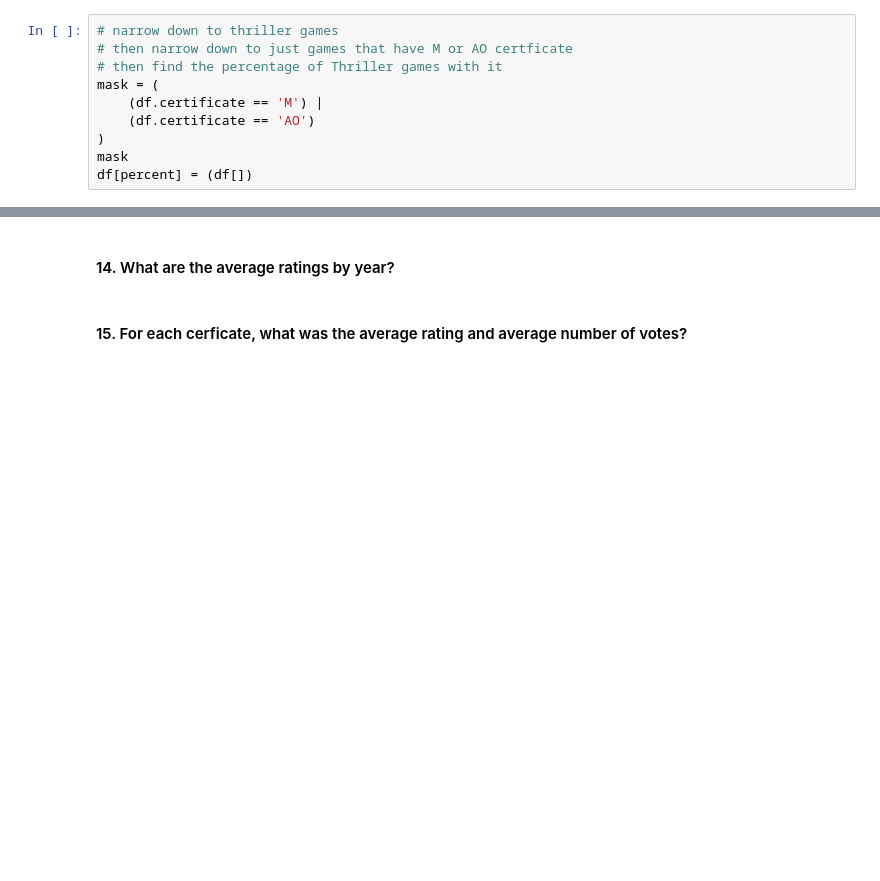
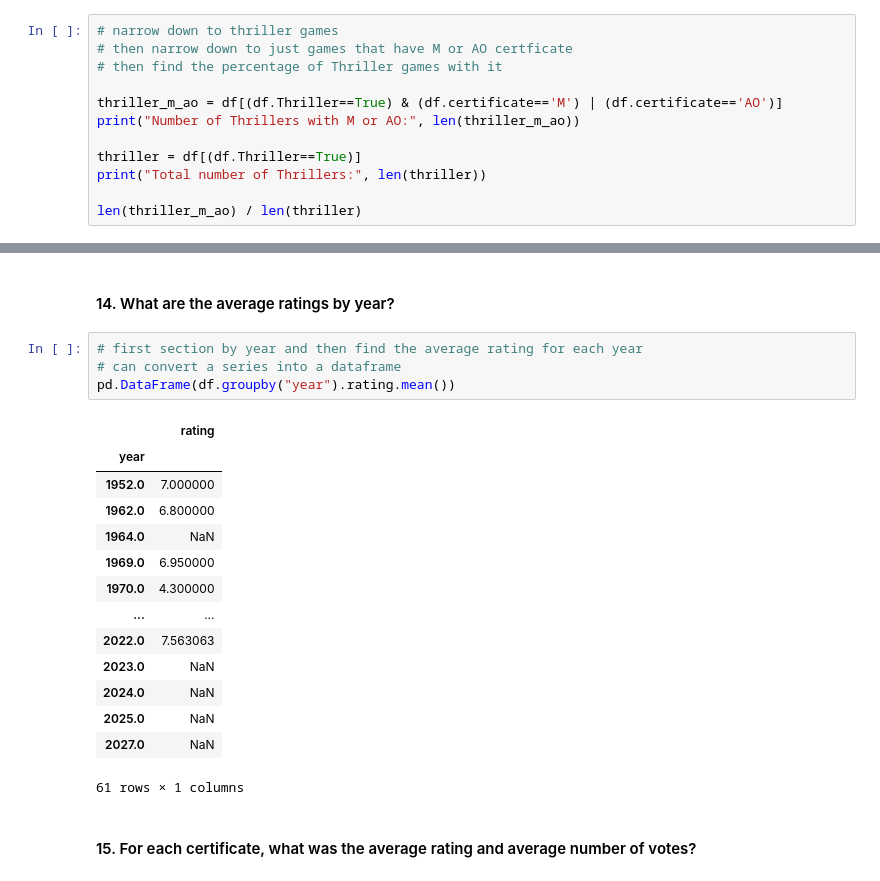
Before and after one commit to kayleeodom/cis277-fa22-Lab3, a Jupyter notebook: lab.ipynb, the cells around one changed output, grey strips where cells are left out. Drawn from its saved outputs; the diff is of its cells as text; blank space fills up the shorter version.

```diff
--- a/lab.ipynb
+++ b/lab.ipynb
@@ -168,10 +168,12 @@ Name: certificate, dtype: object
 # narrow down to thriller games
 # then narrow down to just games that have M or AO certficate
 # then find the percentage of Thriller games with it
-mask = (
-    (df.certificate == 'M') |
-    (df.certificate == 'AO')
-)
-mask
-df[percent] = (df[])
+
+thriller_m_ao = df[(df.Thriller==True) & (df.certificate=='M') | (df.certificate=='AO')]
+print("Number of Thrillers with M or AO:", len(thriller_m_ao))
+
+thriller = df[(df.Thriller==True)]
+print("Total number of Thrillers:", len(thriller))
+
+len(thriller_m_ao) / len(thriller)
 # %% [output]
@@ -334,4 +356,23 @@ games
 # %% [markdown]
 #### 14. What are the average ratings by year?
+# %%
+# first section by year and then find the average rating for each year
+# can convert a series into a dataframe
+pd.DataFrame(df.groupby("year").rating.mean())
+# %% [output]
+|  | rating |
+| year |  |
+| 1952.0 | 7.000000 |
+| 1962.0 | 6.800000 |
+| 1964.0 | NaN |
+| 1969.0 | 6.950000 |
+| 1970.0 | 4.300000 |
+| ... | ... |
+| 2022.0 | 7.563063 |
+| 2023.0 | NaN |
+| 2024.0 | NaN |
+| 2025.0 | NaN |
+| 2027.0 | NaN |
+61 rows × 1 columns
 # %% [markdown]
-#### 15. For each cerficate, what was the average rating and average number of votes?
+#### 15. For each certificate, what was the average rating and average number of votes?
```
Also changed, not shown: parts of 14 cells of this notebook.
